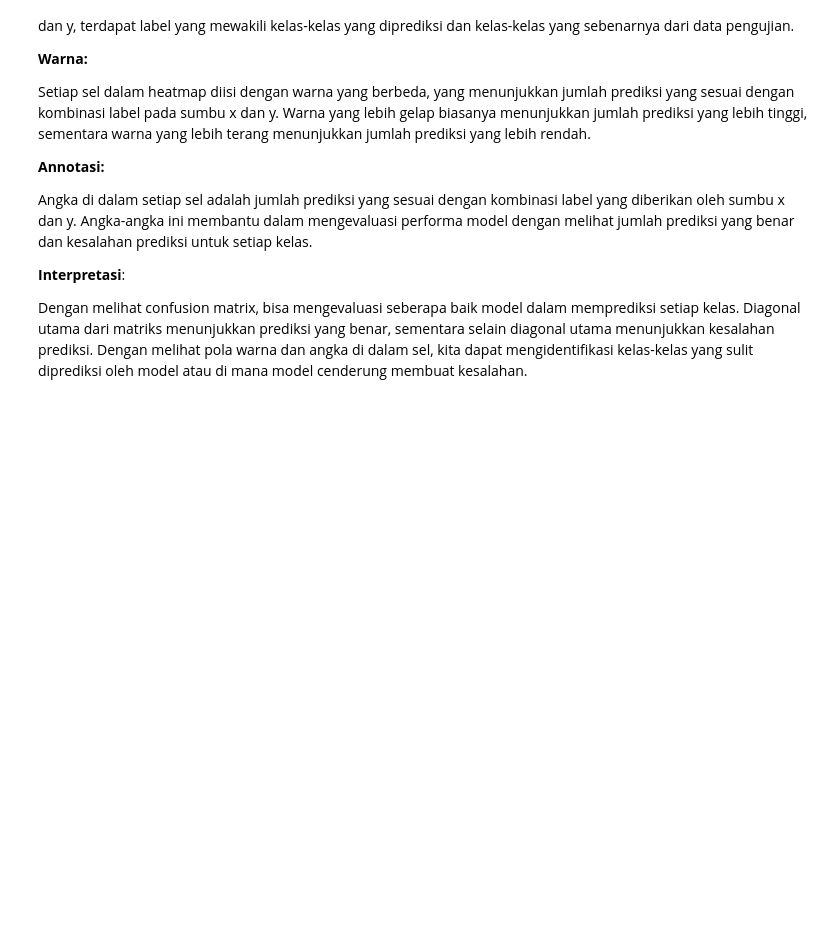
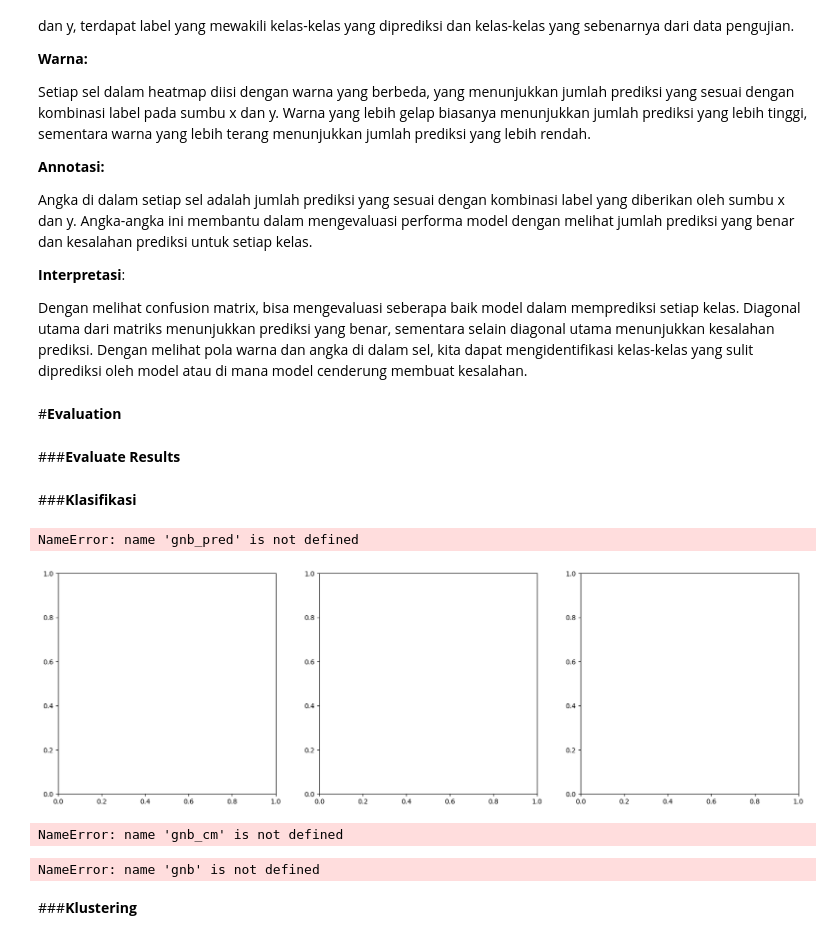
Before and after one commit to harrychandraa/Data-Cleaned, a Jupyter notebook: Checkpoint(4)_Indian_Food_101.ipynb, the cells around one changed output. Saved outputs shown, nothing was run; the diff lists cells and outputs as text; code cells hidden in the pictures; blank space fills up the shorter version.

```diff
--- a/Checkpoint(4)_Indian_Food_101.ipynb
+++ b/Checkpoint(4)_Indian_Food_101.ipynb
@@ -673,6 +684,8 @@ masakan India berdasarkan bahan-bahannya.
 *   Visualisasi seperti heatmap dan scatter plot dapat membantu menemukan pola dan hubungan antar bahan.
 # %% [markdown]
 ###**Pre-Processing**
+# %%
+df = pd.read_csv("Data Cleaned.csv")
 # %% [markdown]
 ##**Split Data**
 # %%
@@ -764,3 +793,7 @@ Laporan klasifikasi memberikan informasi yang lebih rinci tentang kinerja model
 **Macro avg dan weighted avg:**
 
 Ini adalah rata-rata dari precision, recall, dan F1-score di seluruh kelas. Dalam laporan ini, keduanya juga memiliki nilai 0.0.
+# %%
+gnb_pred = gnb.predict(x_test_norm)
+knn_pred = knn.predict(x_test_norm)
+dtc_pred = dtc.predict(x_test_norm)
@@ -797,3 +832,77 @@ plt.show()
 
   Dengan melihat confusion matrix, bisa
   mengevaluasi seberapa baik model dalam memprediksi setiap kelas. Diagonal utama dari matriks menunjukkan prediksi yang benar, sementara selain diagonal utama menunjukkan kesalahan prediksi. Dengan melihat pola warna dan angka di dalam sel, kita dapat mengidentifikasi kelas-kelas yang sulit diprediksi oleh model atau di mana model cenderung membuat kesalahan.
+# %% [markdown]
+#**Evaluation**
+# %% [markdown]
+###**Evaluate Results**
+# %% [markdown]
+###**Klasifikasi**
+# %%
+from sklearn.metrics import confusion_matrix, ConfusionMatrixDisplay
+
+fig, axes = plt.subplots(nrows=1, ncols=3, figsize=(20,6))
+
+gnb_cm = confusion_matrix(y_test, gnb_pred)
+gnb_cm_display = ConfusionMatrixDisplay(gnb_cm).plot(ax=axes[0], cmap='inferno')
+gnb_cm_display.ax_.set_title("Gaussian Naive Bayes")
+
+knn_cm = confusion_matrix(y_test, knn_pred)
+knn_cm_display = ConfusionMatrixDisplay(knn_cm).plot(ax=axes[1], cmap='inferno')
+knn_cm_display.ax_.set_title("K-Nearest Neighbor")
+
+dtc_cm = confusion_matrix(y_test, dtc_pred)
+dtc_cm_display = ConfusionMatrixDisplay(dtc_cm).plot(ax=axes[2], cmap='inferno')
+dtc_cm_display.ax_.set_title("Decision Tree Classifier")
+
+plt.show()
+# %% [output]
+NameError: name 'gnb_pred' is not defined
+[figure, added]
+# %%
+from sklearn.metrics import roc_auc_score, roc_curve
+
+tn, fp, fn, tp = gnb_cm.ravel()
+
+accuracy = (tp+tn) / (tn + fp + fn + tp)
+precision = tp / (tp + fp)
+recall = tp / (tp+fn)
+f1_score = (2 * precision * recall) / (precision + recall)
+roc_score = roc_auc_score(y_test, gnb_pred)
+print("nilai akurasi gnb : ", accuracy)
+print("nilai presisi gnb : ", precision)
+print("nilai recall gnb : ", recall)
+print("nilai f1-score gnb : ", f1_score)
+print("nilai roc gnb : ", roc_score)
+# %% [output]
+NameError: name 'gnb_cm' is not defined
+# %%
+from sklearn.metrics import roc_auc_score, roc_curve
+
+models = [knn, gnb, dtc]
+model_names = ['K-Nearest Neighbor', 'Gaussian Naive Bayes', 'Decision Tree Classifier']
+
+fig, axes = plt.subplots(1, 3, figsize=(18, 6))
+
+for model, name, ax in zip(models, model_names, axes):
+    y_pred = model.predict(x_test_norm)
+
+    fpr, tpr, _ = roc_curve(y_test, y_pred)
+
+    roc_auc = roc_auc_score(y_test, y_pred)
+
+    ax.plot(fpr, tpr, label=f'{name} (ROC-AUC = {roc_auc:.2f})')
+    ax.plot([0, 1], [0, 1], color='navy', linestyle='--')
+    ax.set_xlim([0.0, 1.0])
+    ax.set_ylim([0.0, 1.05])
+    ax.set_xlabel('False Positive Rate')
+    ax.set_ylabel('True Positive Rate')
+    ax.set_title(f'ROC Curve - {name}')
+    ax.legend(loc='lower right')
+
+plt.tight_layout()
+plt.show()
+# %% [output]
+NameError: name 'gnb' is not defined
+# %% [markdown]
+###**Klustering**
```
Also changed, not shown: parts of 24 cells of this notebook.
